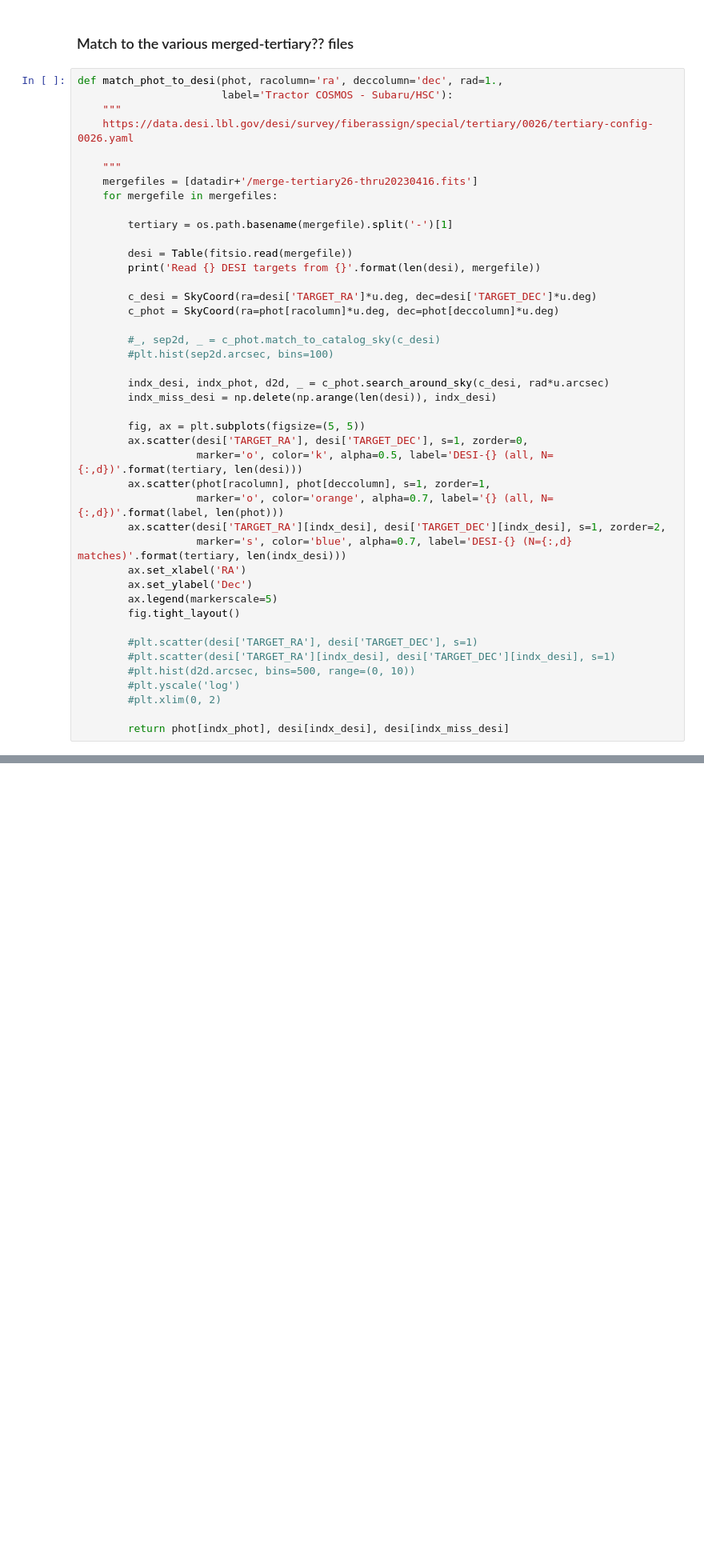
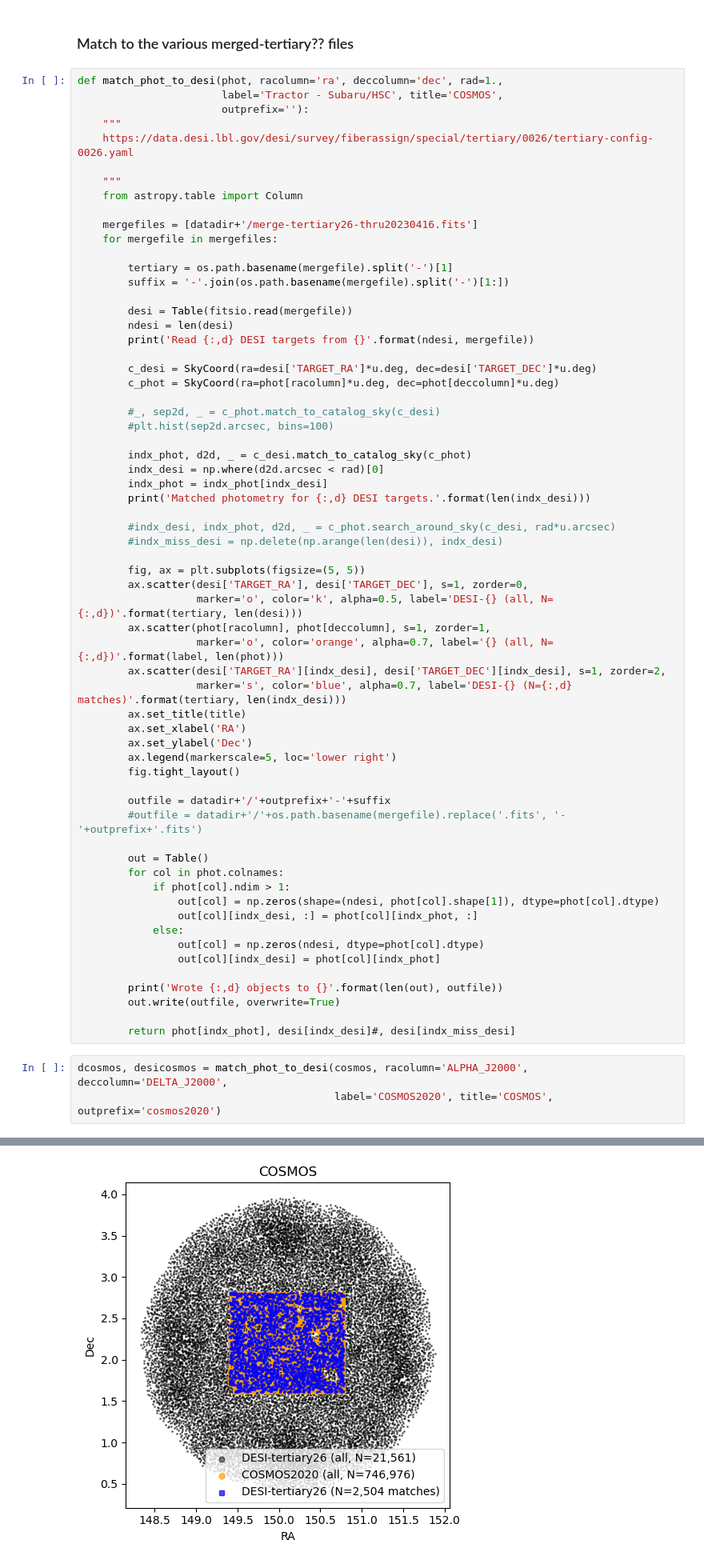
Before and after one commit to moustakas/fastspecfit-projects, a Jupyter notebook: laelbg-templates/filters-and-data.ipynb, the cells around one changed output, grey strips where cells are left out. Shown at 80% size. Cells and saved outputs as stored; diff of their text form; blank space fills up the shorter version.

```diff
--- a/laelbg-templates/filters-and-data.ipynb
+++ b/laelbg-templates/filters-and-data.ipynb
@@ -271,18 +306,23 @@ subaru[:3]
 ### Match to the various merged-tertiary?? files
 # %%
 def match_phot_to_desi(phot, racolumn='ra', deccolumn='dec', rad=1.,
-                       label='Tractor COSMOS - Subaru/HSC'):
+                       label='Tractor - Subaru/HSC', title='COSMOS',
+                       outprefix=''):
     """
     https://data.desi.lbl.gov/desi/survey/fiberassign/special/tertiary/0026/tertiary-config-0026.yaml
 
     """
+    from astropy.table import Column
+
     mergefiles = [datadir+'/merge-tertiary26-thru20230416.fits']
     for mergefile in mergefiles:
 
         tertiary = os.path.basename(mergefile).split('-')[1]
+        suffix = '-'.join(os.path.basename(mergefile).split('-')[1:])
 
         desi = Table(fitsio.read(mergefile))
-        print('Read {} DESI targets from {}'.format(len(desi), mergefile))
+        ndesi = len(desi)
+        print('Read {:,d} DESI targets from {}'.format(ndesi, mergefile))
 
         c_desi = SkyCoord(ra=desi['TARGET_RA']*u.deg, dec=desi['TARGET_DEC']*u.deg)
         c_phot = SkyCoord(ra=phot[racolumn]*u.deg, dec=phot[deccolumn]*u.deg)
@@ -290,8 +330,13 @@ def match_phot_to_desi(phot, racolumn='ra', deccolumn='dec', rad=1.,
         #_, sep2d, _ = c_phot.match_to_catalog_sky(c_desi)
         #plt.hist(sep2d.arcsec, bins=100)
 
-        indx_desi, indx_phot, d2d, _ = c_phot.search_around_sky(c_desi, rad*u.arcsec)
-        indx_miss_desi = np.delete(np.arange(len(desi)), indx_desi)
+        indx_phot, d2d, _ = c_desi.match_to_catalog_sky(c_phot)
+        indx_desi = np.where(d2d.arcsec < rad)[0]
+        indx_phot = indx_phot[indx_desi]
+        print('Matched photometry for {:,d} DESI targets.'.format(len(indx_desi)))
+
+        #indx_desi, indx_phot, d2d, _ = c_phot.search_around_sky(c_desi, rad*u.arcsec)
+        #indx_miss_desi = np.delete(np.arange(len(desi)), indx_desi)
 
         fig, ax = plt.subplots(figsize=(5, 5))
         ax.scatter(desi['TARGET_RA'], desi['TARGET_DEC'], s=1, zorder=0,
@@ -300,15 +345,29 @@ def match_phot_to_desi(phot, racolumn='ra', deccolumn='dec', rad=1.,
                    marker='o', color='orange', alpha=0.7, label='{} (all, N={:,d})'.format(label, len(phot)))
         ax.scatter(desi['TARGET_RA'][indx_desi], desi['TARGET_DEC'][indx_desi], s=1, zorder=2,
                    marker='s', color='blue', alpha=0.7, label='DESI-{} (N={:,d} matches)'.format(tertiary, len(indx_desi)))
+        ax.set_title(title)
         ax.set_xlabel('RA')
         ax.set_ylabel('Dec')
-        ax.legend(markerscale=5)
+        ax.legend(markerscale=5, loc='lower right')
         fig.tight_layout()
 
-        #plt.scatter(desi['TARGET_RA'], desi['TARGET_DEC'], s=1)
-        #plt.scatter(desi['TARGET_RA'][indx_desi], desi['TARGET_DEC'][indx_desi], s=1)
-        #plt.hist(d2d.arcsec, bins=500, range=(0, 10))
-        #plt.yscale('log')
-        #plt.xlim(0, 2)
+        outfile = datadir+'/'+outprefix+'-'+suffix
+        #outfile = datadir+'/'+os.path.basename(mergefile).replace('.fits', '-'+outprefix+'.fits')
 
-        return phot[indx_phot], desi[indx_desi], desi[indx_miss_desi]
+        out = Table()
+        for col in phot.colnames:
+            if phot[col].ndim > 1:
+                out[col] = np.zeros(shape=(ndesi, phot[col].shape[1]), dtype=phot[col].dtype)
+                out[col][indx_desi, :] = phot[col][indx_phot, :]
+            else:
+                out[col] = np.zeros(ndesi, dtype=phot[col].dtype)
+                out[col][indx_desi] = phot[col][indx_phot]
+
+        print('Wrote {:,d} objects to {}'.format(len(out), outfile))
+        out.write(outfile, overwrite=True)
+
+        return phot[indx_phot], desi[indx_desi]#, desi[indx_miss_desi]
+# %%
+dcosmos, desicosmos = match_phot_to_desi(cosmos, racolumn='ALPHA_J2000', deccolumn='DELTA_J2000',
+                                         label='COSMOS2020', title='COSMOS', outprefix='cosmos2020')
+# %% [output]
@@ -315 +377,2 @@ def match_phot_to_desi(phot, racolumn='ra', deccolumn='dec', rad=1.,
+[figure, added]
 # %%
```
Also changed, not shown: parts of 17 cells of this notebook.
